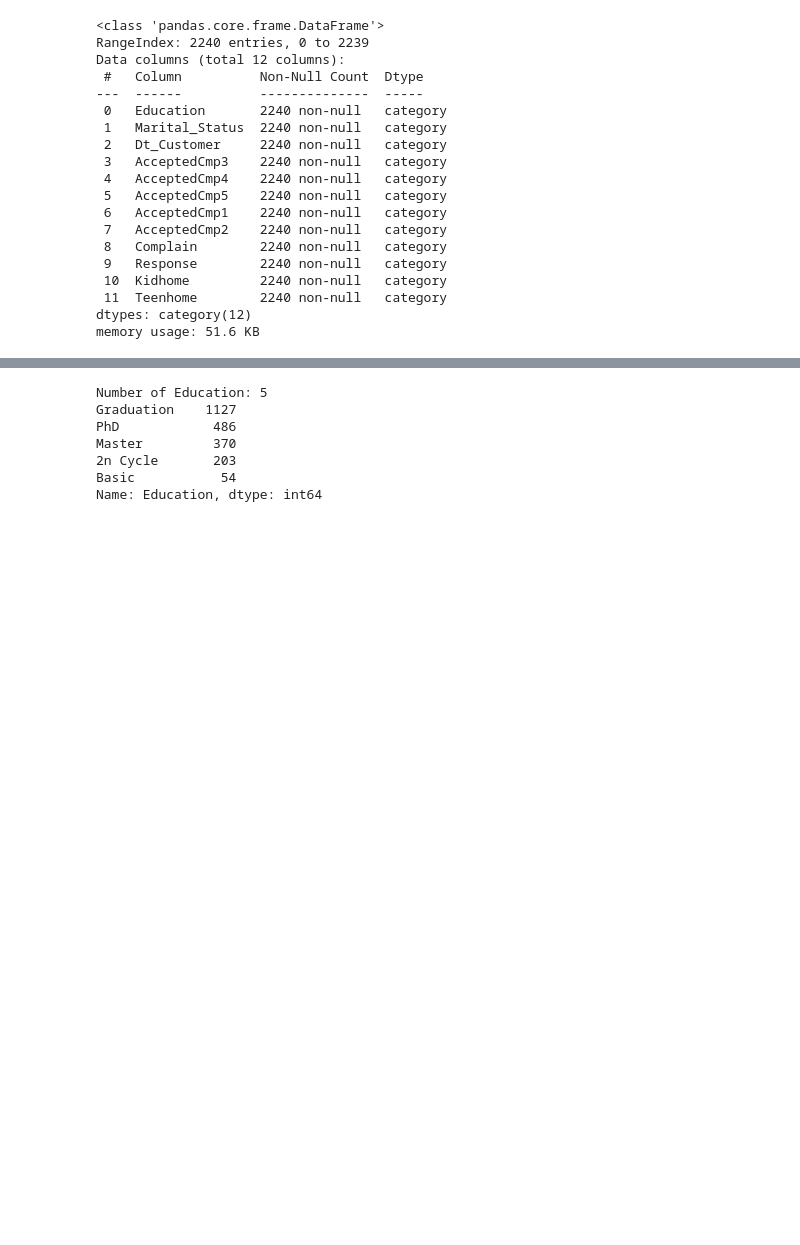
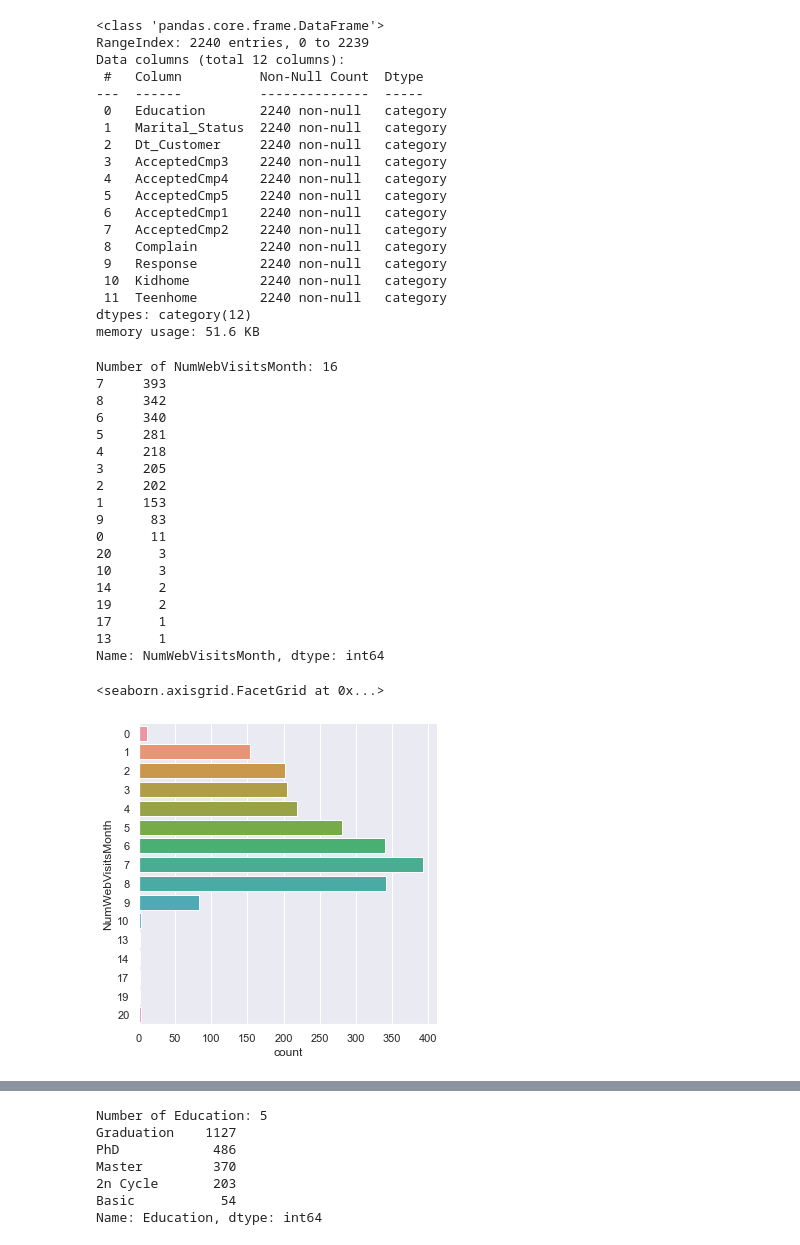
Before and after one commit to BoonHianLim/SC1015-Customer-Personality-Analysis, a Jupyter notebook: Data-exploratary.ipynb, the cells around one changed output, grey strips where cells are left out. Drawn from its saved outputs; the diff is of its cells as text; code cells hidden in the pictures; blank space fills up the shorter version.

```diff
--- a/Data-exploratary.ipynb
+++ b/Data-exploratary.ipynb
@@ -138,3 +138,33 @@ Data columns (total 12 columns):
  11  Teenhome        2240 non-null   category
 dtypes: category(12)
 memory usage: 51.6 KB
+# %%
+#Cite M2 ExploratoryAnalysis
+
+# Generations in the Dataset
+print("Number of NumWebVisitsMonth:", len(customerNumData["NumWebVisitsMonth"].unique()))
+
+# Pokemons in each Generation
+print(customerNumData["NumWebVisitsMonth"].value_counts())
+sb.catplot(y = "NumWebVisitsMonth", data = customerNumData, kind = "count")
+# %% [output]
+Number of NumWebVisitsMonth: 16
+7     393
+8     342
+6     340
+5     281
+4     218
+3     205
+2     202
+1     153
+9      83
+0      11
+20      3
+10      3
+14      2
+19      2
+17      1
+13      1
+Name: NumWebVisitsMonth, dtype: int64
+<seaborn.axisgrid.FacetGrid at 0x...>
+[figure, added]
```
Also changed, not shown: parts of 1 cell of this notebook, 1 other file.
